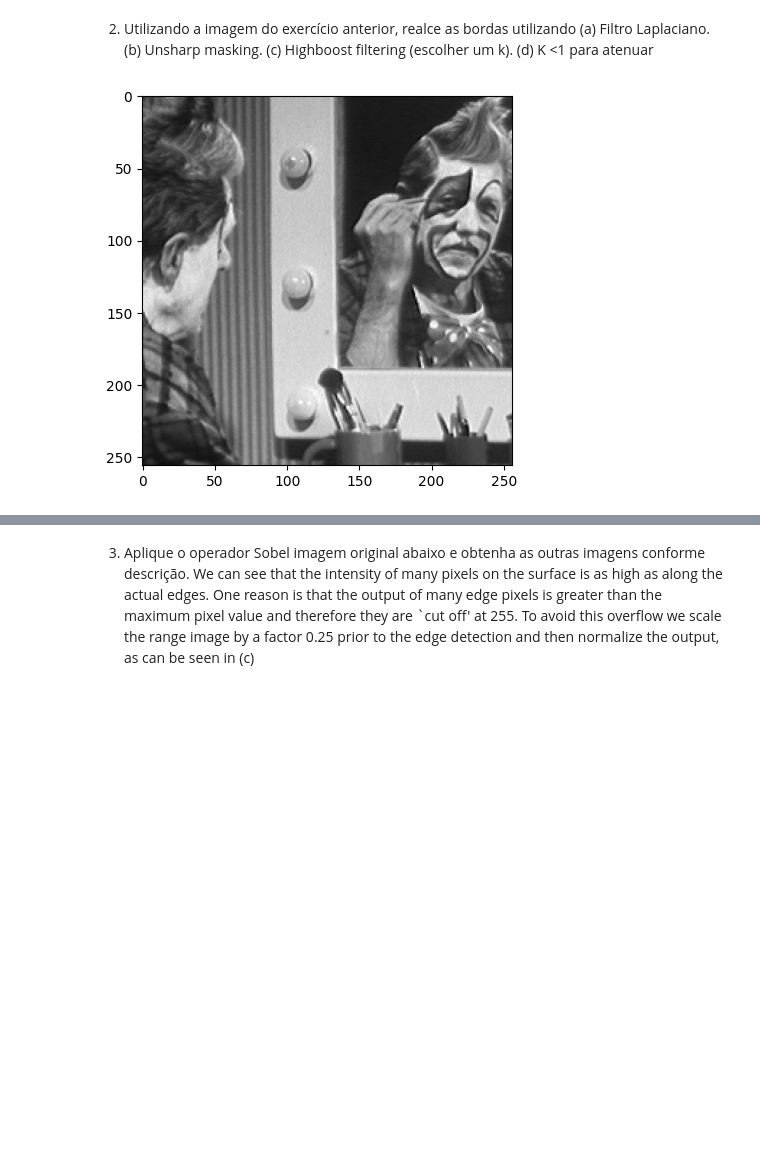
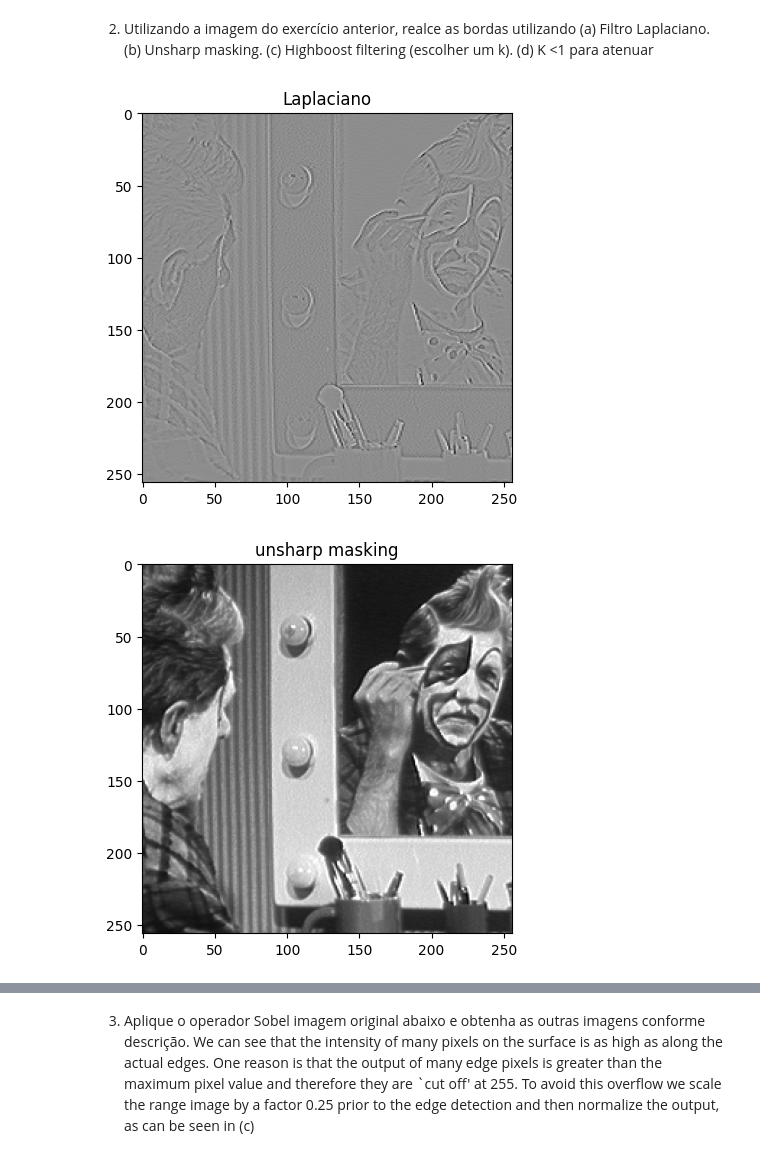
Before and after one commit to MatheusFreitas25/gsi058_t1_matheus.andrade, a Jupyter notebook: Lab05 - High pass filtering/Lab05.ipynb, the cells around one changed output, grey strips where cells are left out. Cells and saved outputs as stored; diff of their text form; code cells hidden in the pictures; blank space fills up the shorter version.

```diff
--- a/Lab05 - High pass filtering/Lab05.ipynb
+++ b/Lab05 - High pass filtering/Lab05.ipynb
@@ -16,9 +53,56 @@ img1 = cv2.imread("cln1.png", cv2.IMREAD_GRAYSCALE)
 # %% [markdown]
 2) Utilizando a imagem do exercício anterior, realce as bordas utilizando (a) Filtro Laplaciano. (b) Unsharp masking. (c) Highboost filtering (escolher um k). (d) K <1 para atenuar
-# %%
-# code here
-
-img1 = cv2.imread("cln1.png", cv2.IMREAD_GRAYSCALE)
-plt.imshow(img1, cmap='gray', vmin=0, vmax=255);
-# %% [output]
-[figure, removed]
+# %%
+img1 = cv2.imread("cln1.png", cv2.IMREAD_GRAYSCALE)
+plt.imshow(img1, cmap='gray', vmin=0, vmax=255);
+
+
+#Laplaciano
+laplaciano = cv2.Laplacian(imagem, cv2.CV_64F)
+
+#Unsharp Masking
+# Aplicar filtro gausiano
+img_blur = cv2.GaussianBlur(imagem, (5, 5), 0)
+
+# Calcula a máscara
+máscara = cv2.subtract(imagem, img_blur)
+
+# Realce de borda
+unsharp_masking = cv2.add(imagem, máscara)
+
+# (c) Highboost Filtering com k = 2
+k = 2
+# Aplicar o filtro de desfoque (blur)
+img_blur = cv2.GaussianBlur(imagem, (5, 5), 0)
+
+# Calcular a máscara de detalhes multiplicada pelo fator k
+máscara = cv2.subtract(imagem, blurred)
+highboost = cv2.addWeighted(imagem, 1 + k, máscara, -k, 0)
+
+k = 0.2
+# Aplicar o filtro de desfoque (blur)
+img_blur = cv2.GaussianBlur(imagem, (5, 5), 0)
+
+# Calcular a máscara de detalhes multiplicada pelo fator k
+máscara = cv2.subtract(imagem, img_blur)
+attenuation = cv2.addWeighted(imagem, k, máscara, 1 - k, 0)
+
+
+plt.title('Laplaciano')
+plt.imshow(laplaciano, cmap='gray')
+plt.show()
+
+plt.title('unsharp masking')
+plt.imshow(unsharp_masking, cmap='gray')
+plt.show()
+
+plt.title('highboost')
+plt.imshow(highboost, cmap='gray')
+plt.show()
+
+plt.title('Img Atenuada')
+plt.imshow(attenuation, cmap='gray')
+plt.show()
+# %% [output]
+[figure, added]
+[figure, added]
```
Also changed, not shown: parts of 7 cells of this notebook.
